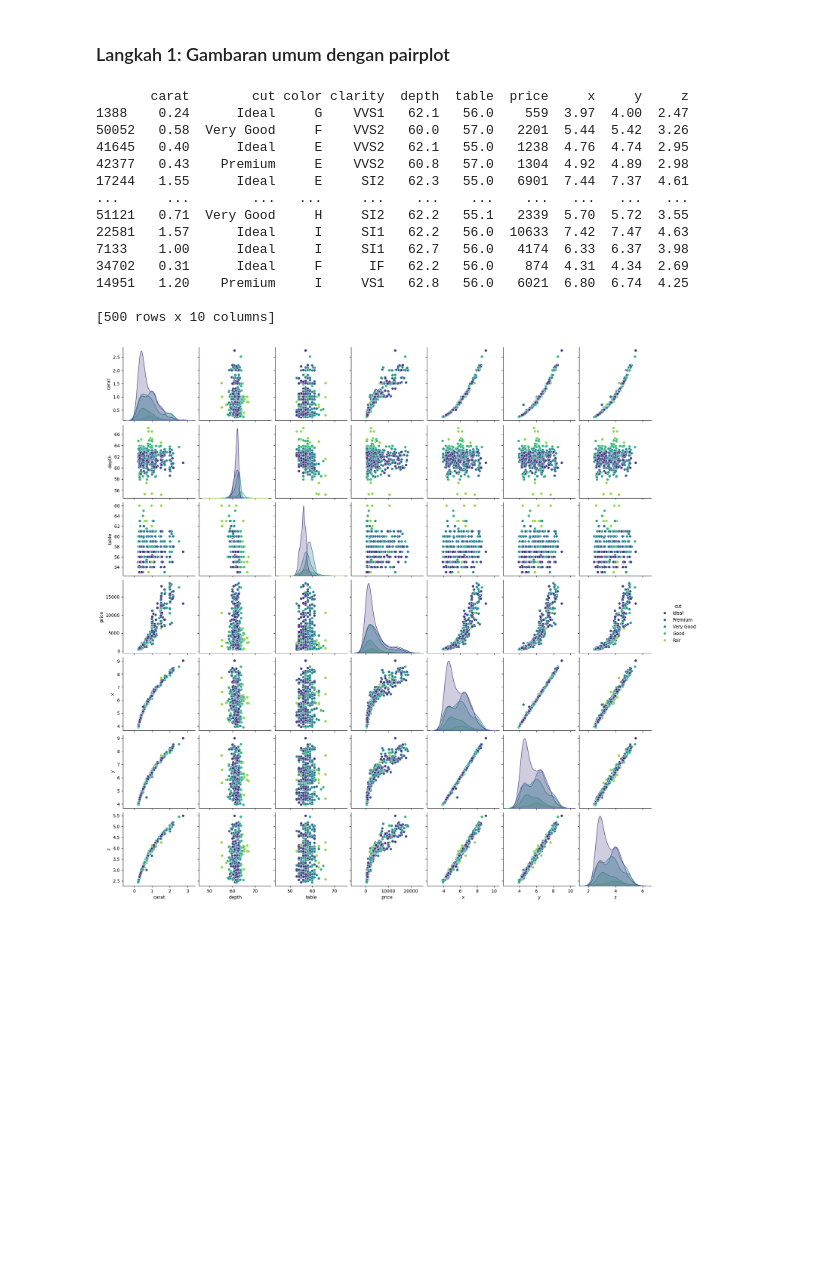
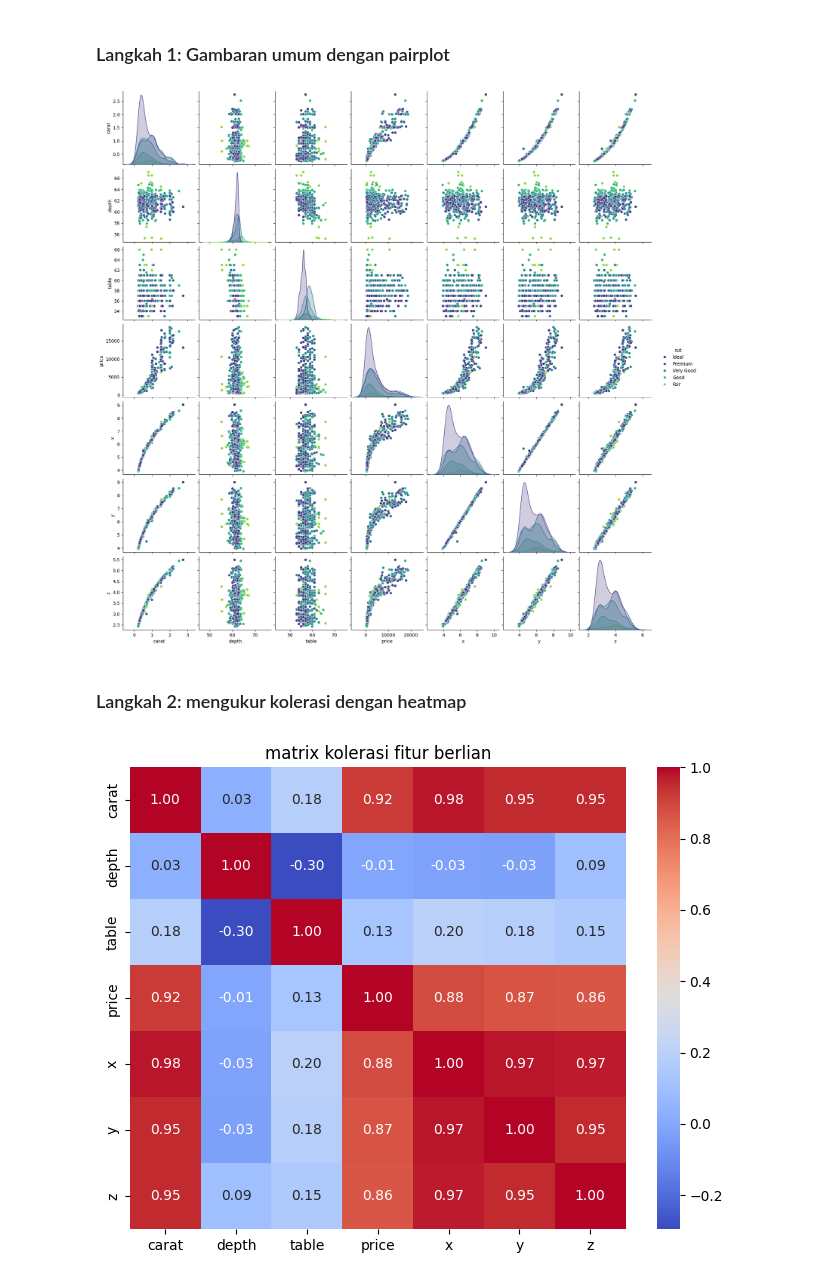
Before and after one commit to Feyfa/pembuktian-rumus, a Jupyter notebook: Materi Statistical Machine Learning And Data Storytelling/Code Python/Part 02 Python Visualization/Chapter_5/lesson_04_EDA_in_practice.ipynb, the cells around one changed output. Drawn from its saved outputs; the diff is of its cells as text; code cells hidden in the pictures; blank space fills up the shorter version.

```diff
--- a/Materi Statistical Machine Learning And Data Storytelling/Code Python/Part 02 Python Visualization/Chapter_5/lesson_04_EDA_in_practice.ipynb
+++ b/Materi Statistical Machine Learning And Data Storytelling/Code Python/Part 02 Python Visualization/Chapter_5/lesson_04_EDA_in_practice.ipynb
@@ -31,25 +31,25 @@ print(diamond_tf)
 # %%
 # mengambil sample acak 500 baris untuk pairplot
 sample_df = diamond_tf.sample(n=500, random_state=42)
-print(sample_df)
 
 # membuat pairplot dengan hue bedasarkan kualitas potongan ('cut')
 sns.pairplot(sample_df, hue='cut', palette='viridis')
 
+plt.savefig('pairplot.pdf')
 plt.show()
 # %% [output]
-       carat        cut color clarity  depth  table  price     x     y     z
-1388    0.24      Ideal     G    VVS1   62.1   56.0    559  3.97  4.00  2.47
-50052   0.58  Very Good     F    VVS2   60.0   57.0   2201  5.44  5.42  3.26
-41645   0.40      Ideal     E    VVS2   62.1   55.0   1238  4.76  4.74  2.95
-42377   0.43    Premium     E    VVS2   60.8   57.0   1304  4.92  4.89  2.98
-17244   1.55      Ideal     E     SI2   62.3   55.0   6901  7.44  7.37  4.61
-...      ...        ...   ...     ...    ...    ...    ...   ...   ...   ...
-51121   0.71  Very Good     H     SI2   62.2   55.1   2339  5.70  5.72  3.55
-22581   1.57      Ideal     I     SI1   62.2   56.0  10633  7.42  7.47  4.63
-7133    1.00      Ideal     I     SI1   62.7   56.0   4174  6.33  6.37  3.98
-34702   0.31      Ideal     F      IF   62.2   56.0    874  4.31  4.34  2.69
-14951   1.20    Premium     I     VS1   62.8   56.0   6021  6.80  6.74  4.25
-
-[500 rows x 10 columns]
 [figure]
+# %% [markdown]
+### Langkah 2: mengukur kolerasi dengan heatmap
+# %%
+# menghitung matrix kolerasi
+correlaton_matrix = diamond_tf.corr(numeric_only=True)
+
+# membuat heatmap
+plt.figure(figsize=(8,6))
+sns.heatmap(correlaton_matrix, annot=True, cmap="coolwarm", fmt='.2f')
+
+plt.title('matrix kolerasi fitur berlian')
+plt.show();
+# %% [output]
+[figure, added]
```
Also changed, not shown: parts of 3 cells of this notebook, 8 other files.
